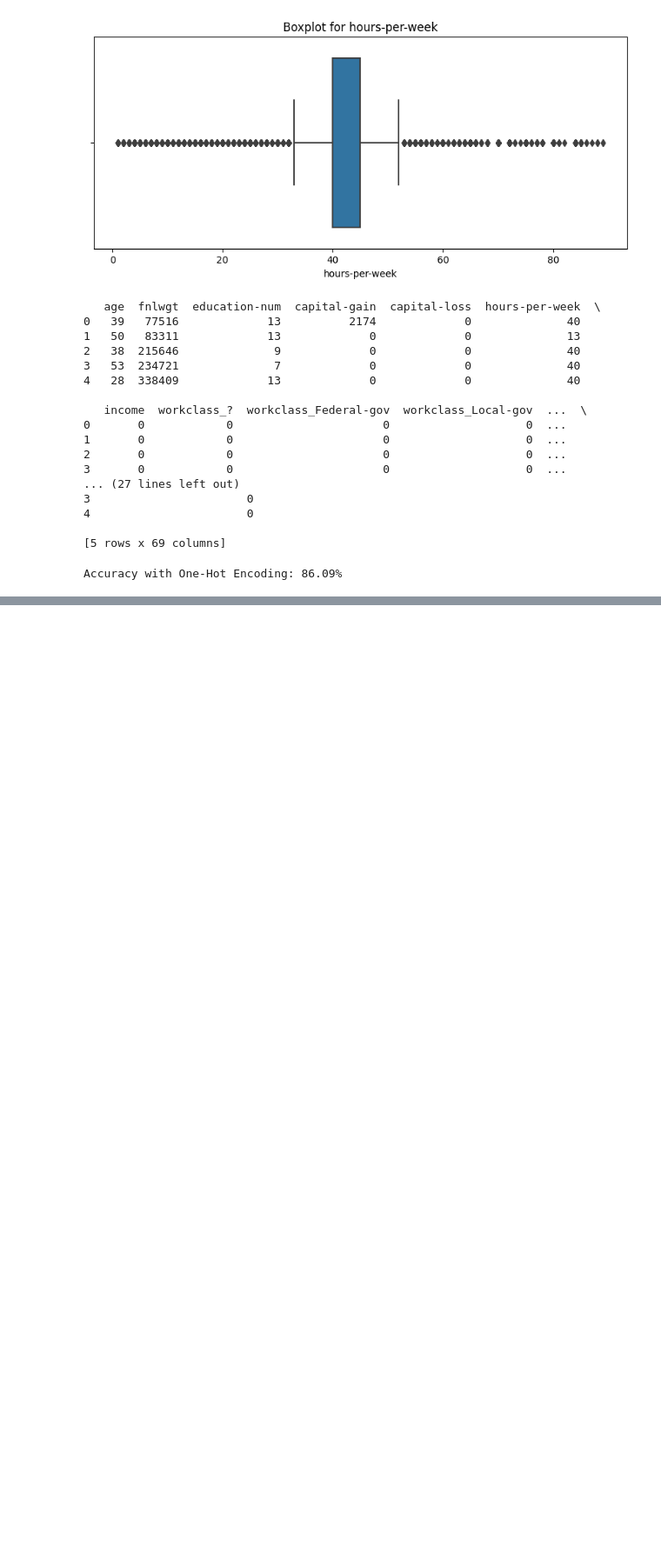
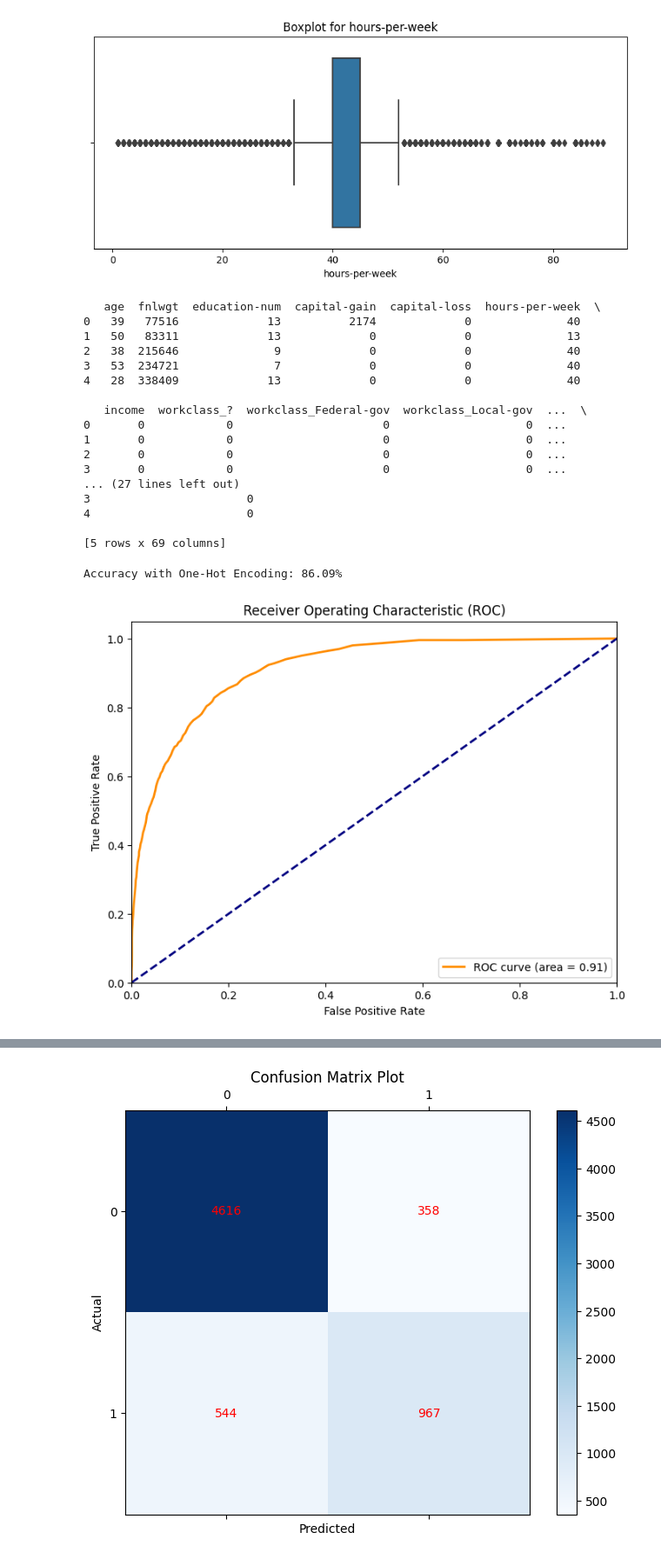
Before and after one commit to TreeBranchWL/TreeBranch-project, a Jupyter notebook: TREEBRANCH.ipynb, the cells around one changed output, grey strips where cells are left out. Shown at 87% size. Saved outputs shown, nothing was run; the diff lists cells and outputs as text; code cells hidden in the pictures; blank space fills up the shorter version.

```diff
--- a/TREEBRANCH.ipynb
+++ b/TREEBRANCH.ipynb
@@ -265,22 +265,97 @@ print(data_encoded.head())
 # %%
 # model of random forest after using one hot encoding
 # Select all features for training except the target variable 'income'
+from sklearn.model_selection import cross_val_score, train_test_split
+import matplotlib.pyplot as plt
+from sklearn.ensemble import RandomForestClassifier
+from sklearn.metrics import accuracy_score, confusion_matrix, roc_curve, auc
 X_encoded = data_encoded.drop('income', axis=1)
 y_encoded = data_encoded['income']
-
+# Split the data into training and testing sets
 X_train_encoded, X_test_encoded, y_train_encoded, y_test_encoded = train_test_split(X_encoded, y_encoded, test_size=0.2, random_state=42)
 
 # create a random forest model
 rf_encoded = RandomForestClassifier(n_estimators=100, random_state=42)
 
 # train the model
 rf_encoded.fit(X_train_encoded, y_train_encoded)
 
 # predict
 y_pred_encoded = rf_encoded.predict(X_test_encoded)
 
 # Evaluating model performance
 accuracy_encoded = accuracy_score(y_test_encoded, y_pred_encoded)
 print(f"Accuracy with One-Hot Encoding: {accuracy_encoded * 100:.2f}%")
+####ROC and AUC
+
+
+# 用随机森林模型的predict_proba方法获取测试集每个样本的类别预测概率
+# 我们需要正类的概率，通常是predict_proba输出的第二列
+y_scores_encoded = rf_encoded.predict_proba(X_test_encoded)[:, 1]
+
+# 计算真正阳性率（TPR）和假正阳性率（FPR）
+fpr_encoded, tpr_encoded, _ = roc_curve(y_test_encoded, y_scores_encoded)
+
+# 计算AUC
+roc_auc_encoded = auc(fpr_encoded, tpr_encoded)
+
+# 绘制ROC曲线
+plt.figure(figsize=(8, 6))
+plt.plot(fpr_encoded, tpr_encoded, color='darkorange',
+         lw=2, label='ROC curve (area = %0.2f)' % roc_auc_encoded)
+plt.plot([0, 1], [0, 1], color='navy', lw=2, linestyle='--')
+plt.xlim([0.0, 1.0])
+plt.ylim([0.0, 1.05])
+plt.xlabel('False Positive Rate')
+plt.ylabel('True Positive Rate')
+plt.title('Receiver Operating Characteristic (ROC)')
+plt.legend(loc="lower right")
+plt.show()
+
+##S and S
+# Calculate confusion matrix to get sensitivity and specificity
+cm = confusion_matrix(y_test_encoded, y_pred_encoded)
+TP = cm[1, 1]  # True Positives
+TN = cm[0, 0]  # True Negatives
+FP = cm[0, 1]  # False Positives
+FN = cm[1, 0]  # False Negatives
+# Calculate sensitivity (Recall or True Positive Rate)
+sensitivity = TP / float(TP + FN)
+print(f"Sensitivity: {sensitivity:.2f}")
+
+# Calculate specificity (True Negative Rate)
+specificity = TN / float(TN + FP)
+print(f"Specificity: {specificity:.2f}")
+# Calculate precision
+precision = TP / float(TP + FP)
+print(f"Precision: {precision:.2f}")
+##Cross validation
+#scores = cross_val_score(model, X_encoded, y_encoded, cv=5, scoring='accuracy')
+# Perform cross-validation
+cv_scores = cross_val_score(rf_encoded, X_encoded, y_encoded, cv=5, scoring='accuracy')
+
+# Print the cross-validation scores
+print("Cross-validation scores: ", cv_scores)
+print("Mean cross-validation score: {:.2f}%".format(cv_scores.mean() * 100))
+
+# Calculate the confusion matrix
+cmrf = confusion_matrix(y_test_encoded, y_pred_encoded)
+print("Confusion Matrix:")
+print(cmrf)
+
+# Visualize the confusion matrix
+plt.figure(figsize=(8, 6))
+plt.matshow(cmrf, cmap=plt.cm.Blues, fignum=1)
+plt.title('Confusion Matrix Plot')
+plt.colorbar()
+plt.xlabel('Predicted')
+plt.ylabel('Actual')
+
+for i in range(cmrf.shape[0]):
+    for j in range(cmrf.shape[1]):
+        plt.text(j, i, cmrf[i, j], ha='center', va='center', color='red')
+
+plt.show()
 # %% [output]
 Accuracy with One-Hot Encoding: 86.09%
+[figure, added]
@@ -287,3 +370,4 @@ Accuracy with One-Hot Encoding: 86.09%
+[figure, added]
 # %%
 ###SVM
 from sklearn.svm import SVC
```
Also changed, not shown: parts of 6 cells of this notebook.
